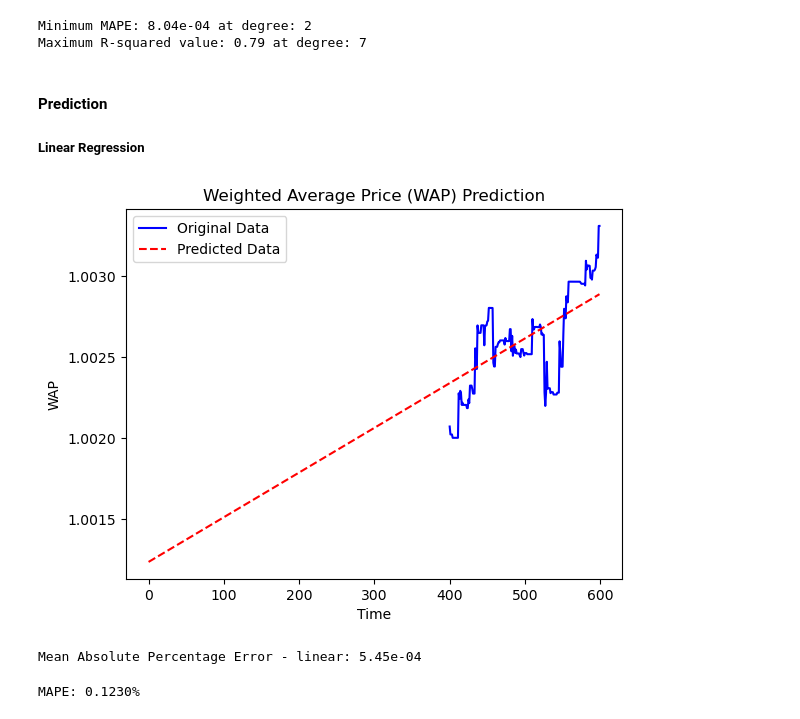
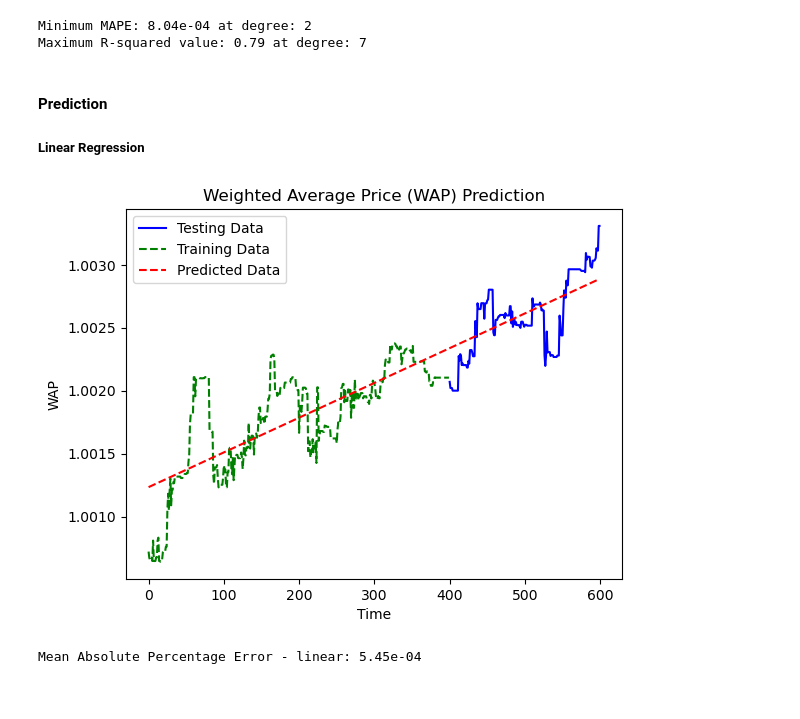
Before and after one commit to jmia2431/Optiver_Project, a Jupyter notebook: Regression 53.18944.ipynb, the cells around one changed output. Cells and saved outputs as stored; diff of their text form; code cells hidden in the pictures.

```diff
--- a/Regression 53.18944.ipynb
+++ b/Regression 53.18944.ipynb
@@ -95,39 +93,26 @@ print(f"Maximum R-squared value: {max(r_squared_values):.2f} at degree: {degrees
 # %% [output]
 Minimum MAPE: 8.04e-04 at degree: 2
 Maximum R-squared value: 0.79 at degree: 7
-# %% [markdown]
-#### Prediction
-##### Linear Regression
-# %%
-model = LinearRegression().fit(X_train, y_train)
-future_x_values = np.linspace(np.min(X_train), np.max(X_train) + 200, 200).reshape(-1, 1)
-future_y_values = model.predict(future_x_values)
-
-
-plt.title('Weighted Average Price (WAP) Prediction')
-plt.xlabel('Time')
-plt.ylabel('WAP')
-plt.plot(X_test, y_test, label='Original Data', color='blue')
-plt.plot(future_x_values, future_y_values, label='Predicted Data', color='red', linestyle='--')
-plt.legend()
-plt.show()
-
-mapepre = mean_absolute_percentage_error(y_test, future_y_values)
-print(f'Mean Absolute Percentage Error - linear: {mapepre:.2e}')
-# %% [output]
-[figure, removed]
-Mean Absolute Percentage Error - linear: 5.45e-04
-# %%
-from scipy.interpolate import interp1d
-
-def calculate_mape(actual, predicted):
-    return np.mean(np.abs((actual - predicted) / actual)) * 100
-
-
-f = interp1d(np.arange(len(y_test)), y, kind='linear')
-interpolated_actual = f(np.arange(len(future_y_values)))
-
-mape = calculate_mape(interpolated_actual, future_y_values)
-print(f"MAPE: {mape:.4f}%")
-# %% [output]
-MAPE: 0.1230%
+# %% [markdown]
+#### Prediction
+##### Linear Regression
+# %%
+model = LinearRegression().fit(X_train, y_train)
+future_x_values = np.linspace(np.min(X_train), np.max(X_train) + 200, 200).reshape(-1, 1)
+future_y_values = model.predict(future_x_values)
+
+
+plt.title('Weighted Average Price (WAP) Prediction')
+plt.xlabel('Time')
+plt.ylabel('WAP')
+plt.plot(X_test, y_test, label='Testing Data', color='blue')
+plt.plot(X_train, y_train, label = 'Training Data', color = 'green', linestyle='--')
+plt.plot(future_x_values, future_y_values, label='Predicted Data', color='red', linestyle='--')
+plt.legend()
+plt.show()
+
+mapepre = mean_absolute_percentage_error(y_test, future_y_values)
+print(f'Mean Absolute Percentage Error - linear: {mapepre:.2e}')
+# %% [output]
+[figure, added]
+Mean Absolute Percentage Error - linear: 5.45e-04
```
Also changed, not shown: parts of 3 cells of this notebook.
